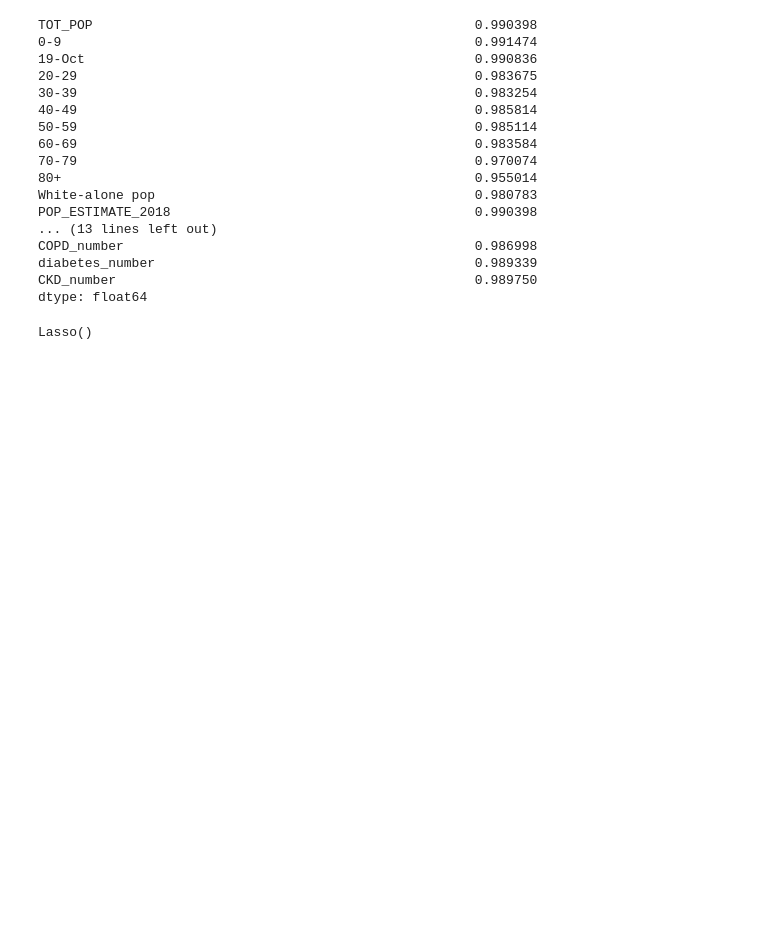
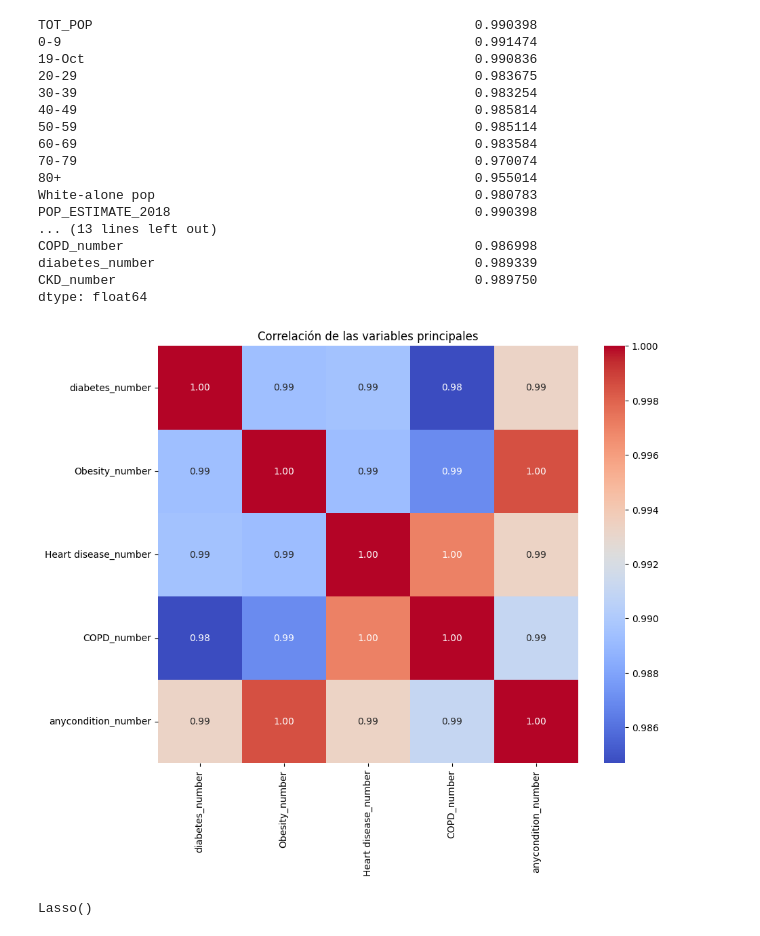
Before and after one commit to mgabrielafiguera-pixel/ModelodeRegresionlinealMgf1, a Jupyter notebook: src/explore.ipynb, the cells around one changed output. Saved outputs shown, nothing was run; the diff lists cells and outputs as text; code cells hidden in the pictures; blank space fills up the shorter version.

```diff
--- a/src/explore.ipynb
+++ b/src/explore.ipynb
@@ -116,6 +134,15 @@ COPD_number                                             0.986998
 diabetes_number                                         0.989339
 CKD_number                                              0.989750
 dtype: float64
+# %%
+top_features = ['diabetes_number', 'Obesity_number', 'Heart disease_number', 'COPD_number', 'anycondition_number']
+
+plt.figure(figsize=(10, 8))
+sns.heatmap(df[top_features].corr(), annot=True, cmap='coolwarm', fmt=".2f")
+plt.title("Correlación de las variables principales")
+plt.show()
+# %% [output]
+[figure, added]
 # %%
 from sklearn.model_selection import train_test_split
 
```
Also changed, not shown: parts of 3 cells of this notebook, 1 other file.
